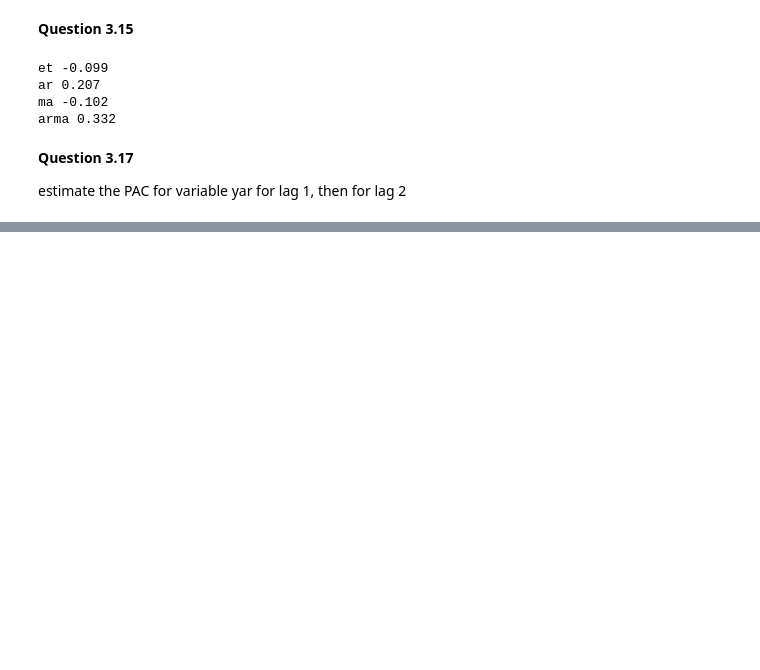
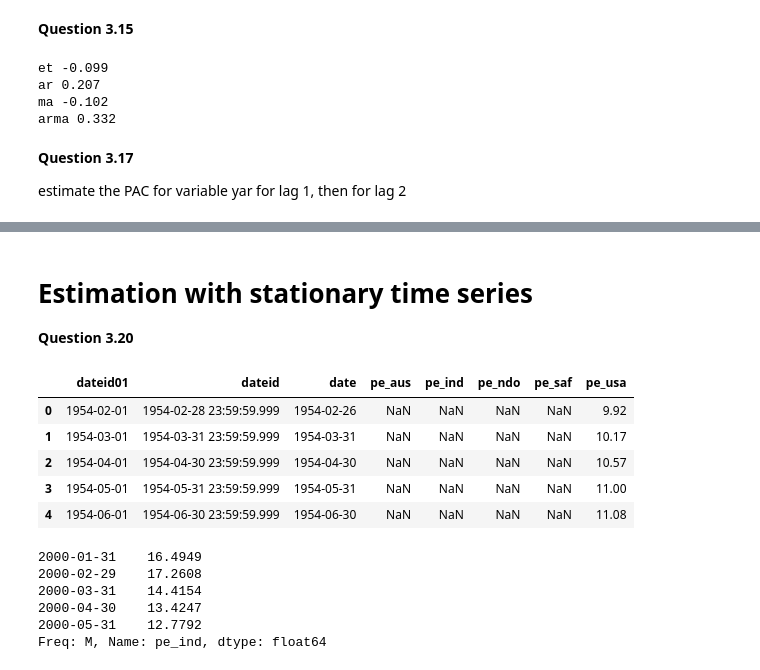
Before and after one commit to goncalosilvame/mf_forecasting, a Jupyter notebook: Module 3 - Questions.ipynb, the cells around one changed output, grey strips where cells are left out. Drawn from its saved outputs; the diff is of its cells as text; code cells hidden in the pictures; blank space fills up the shorter version.

```diff
--- a/Module 3 - Questions.ipynb
+++ b/Module 3 - Questions.ipynb
@@ -171,0 +213,30 @@ Notes:
+# %% [markdown]
+# Estimation with stationary time series
+
+**Question 3.20**
+# %%
+#import data
+df = pd.read_csv("Module3_data/module3_data_PE_Ratios.csv")
+df.head()
+# %% [output]
+|  | dateid01 | dateid | date | pe_aus | pe_ind | pe_ndo | pe_saf | pe_usa |
+| 0 | 1954-02-01 | 1954-02-28 23:59:59.999 | 1954-02-26 | NaN | NaN | NaN | NaN | 9.92 |
+| 1 | 1954-03-01 | 1954-03-31 23:59:59.999 | 1954-03-31 | NaN | NaN | NaN | NaN | 10.17 |
+| 2 | 1954-04-01 | 1954-04-30 23:59:59.999 | 1954-04-30 | NaN | NaN | NaN | NaN | 10.57 |
+| 3 | 1954-05-01 | 1954-05-31 23:59:59.999 | 1954-05-31 | NaN | NaN | NaN | NaN | 11.00 |
+| 4 | 1954-06-01 | 1954-06-30 23:59:59.999 | 1954-06-30 | NaN | NaN | NaN | NaN | 11.08 |
+# %%
+# set time series for pe_ind
+from datetime import datetime
+import dateutil.parser
+data = df.pe_ind
+data.index = pd.date_range("1954-02-01", periods = len(df['pe_ind']), freq = "M")
+data = data[data.index > dateutil.parser.parse("2000-01-01")]
+data.head()
+# %% [output]
+2000-01-31    16.4949
+2000-02-29    17.2608
+2000-03-31    14.4154
+2000-04-30    13.4247
+2000-05-31    12.7792
+Freq: M, Name: pe_ind, dtype: float64
```
Also changed, not shown: parts of 41 cells of this notebook, 5 other files.
